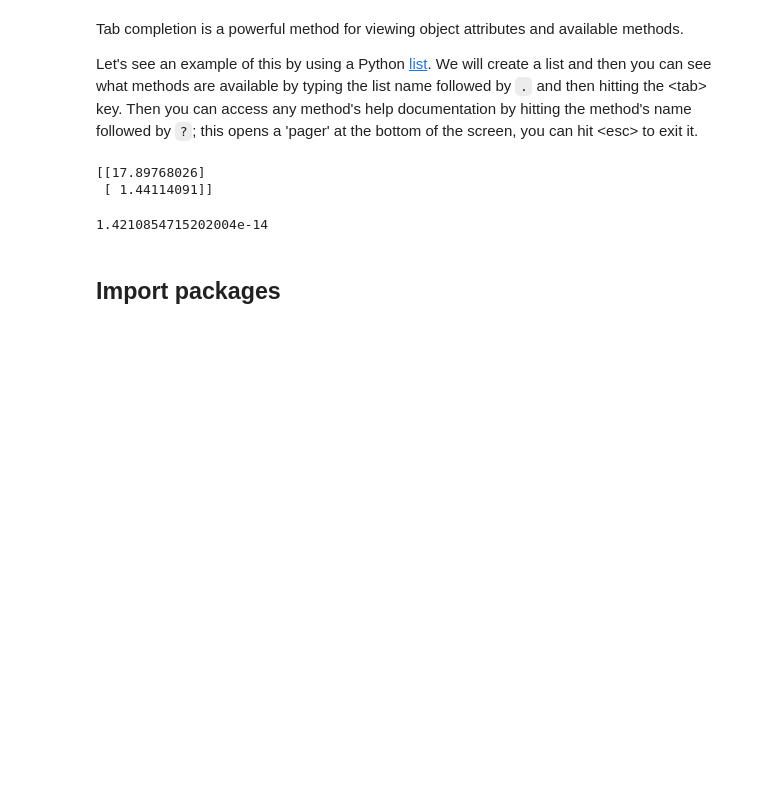
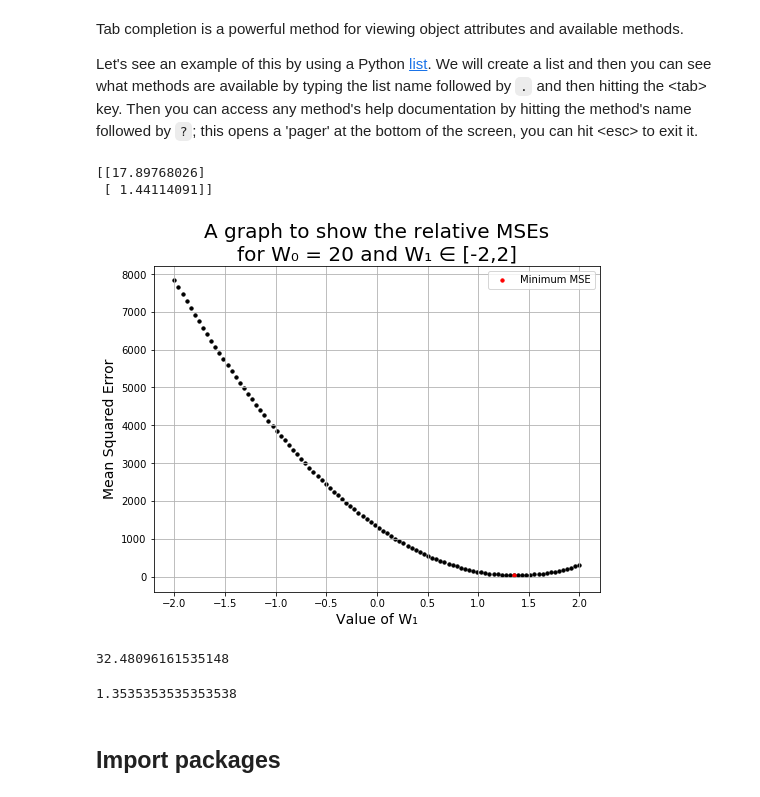
Before and after one commit to hwixley/IAML-cwk1, a Jupyter notebook: INFR10069-2020-CW1/00 - Introduction.ipynb, the cells around one changed output. Cells and saved outputs as stored; diff of their text form; code cells hidden in the pictures; blank space fills up the shorter version.

```diff
--- a/INFR10069-2020-CW1/00 - Introduction.ipynb
+++ b/INFR10069-2020-CW1/00 - Introduction.ipynb
@@ -325,10 +326,35 @@ print(w_hat)
  [ 1.44114091]]
 # %%
 # type l. then hit <tab>
-# %%
-30.985472614541305 - 30.98547261454129
-# %% [output]
-1.4210854715202004e-14
+# %%
+w1 = np.linspace(-2,2,100)
+mseS = np.zeros((100))
+
+for i in range(100):
+    w = np.array([[20],[w1[i]]])
+    y_pred = np.matmul(X,w)
+
+    mseS[i] = sm.mean_squared_error(Y,y_pred)
+
+minIndex = mseS.argmin()
+
+plt.figure(figsize=(8,6))
+plt.grid(True)
+plt.scatter(w1,mseS, color='black', s=11)#, label='Normal data points')
+plt.scatter(w1[minIndex], mseS[minIndex], c = 'red', s=11, label='Minimum MSE')
+
+plt.xlabel('Value of W₁', size =14)
+plt.ylabel('Mean Squared Error', size =  14)
+plt.title('A graph to show the relative MSEs\nfor W₀ = 20 and W₁ ∈ [-2,2]', size = 20)
+plt.legend(loc="upper right")
+plt.show()
+
+print(mseS[minIndex])
+w1[minIndex]
+# %% [output]
+[figure, added]
+32.48096161535148
+1.3535353535353538
 # %% [markdown]
 ## Import packages
 # %% [markdown]
```
Also changed, not shown: parts of 1 cell of this notebook, 2 other files.
